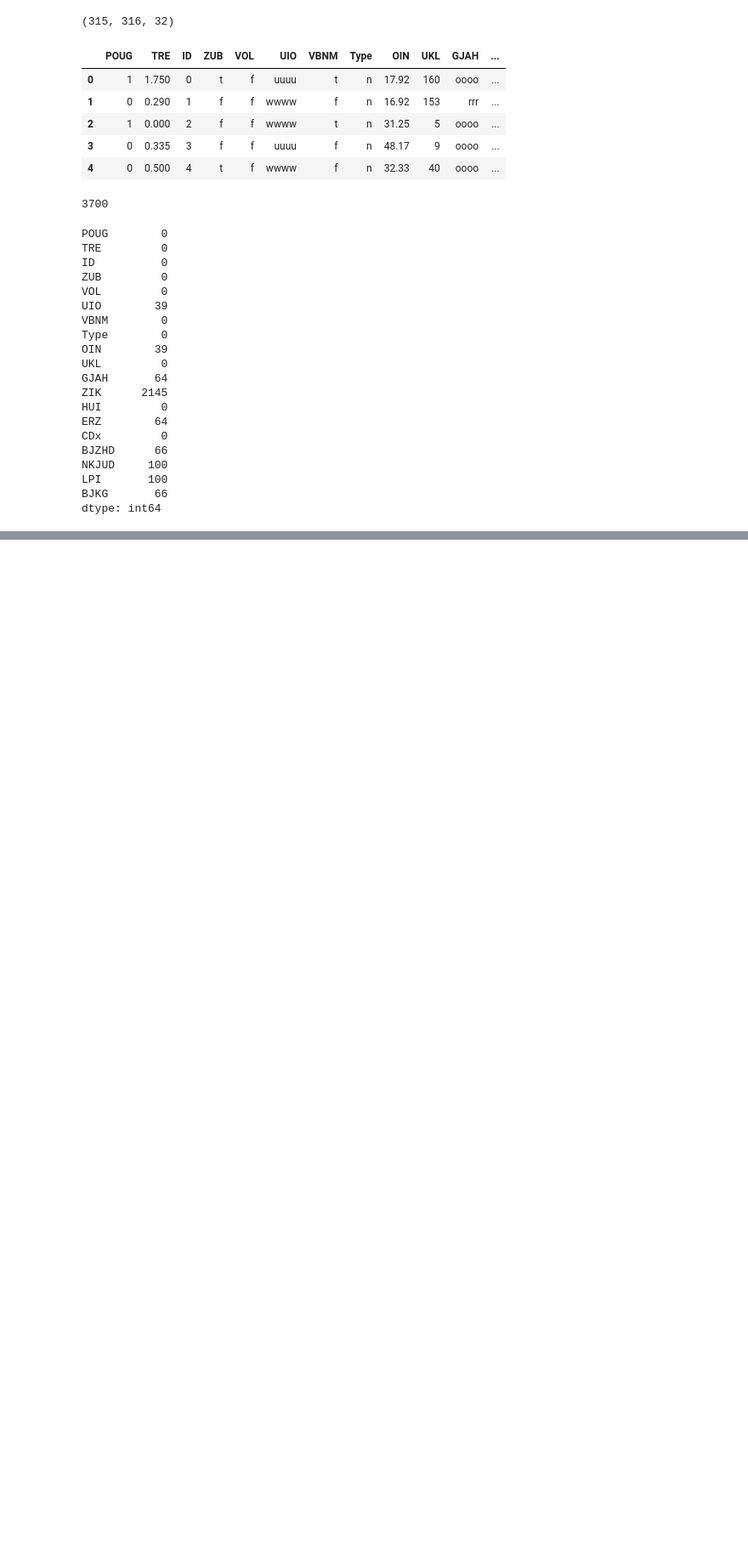
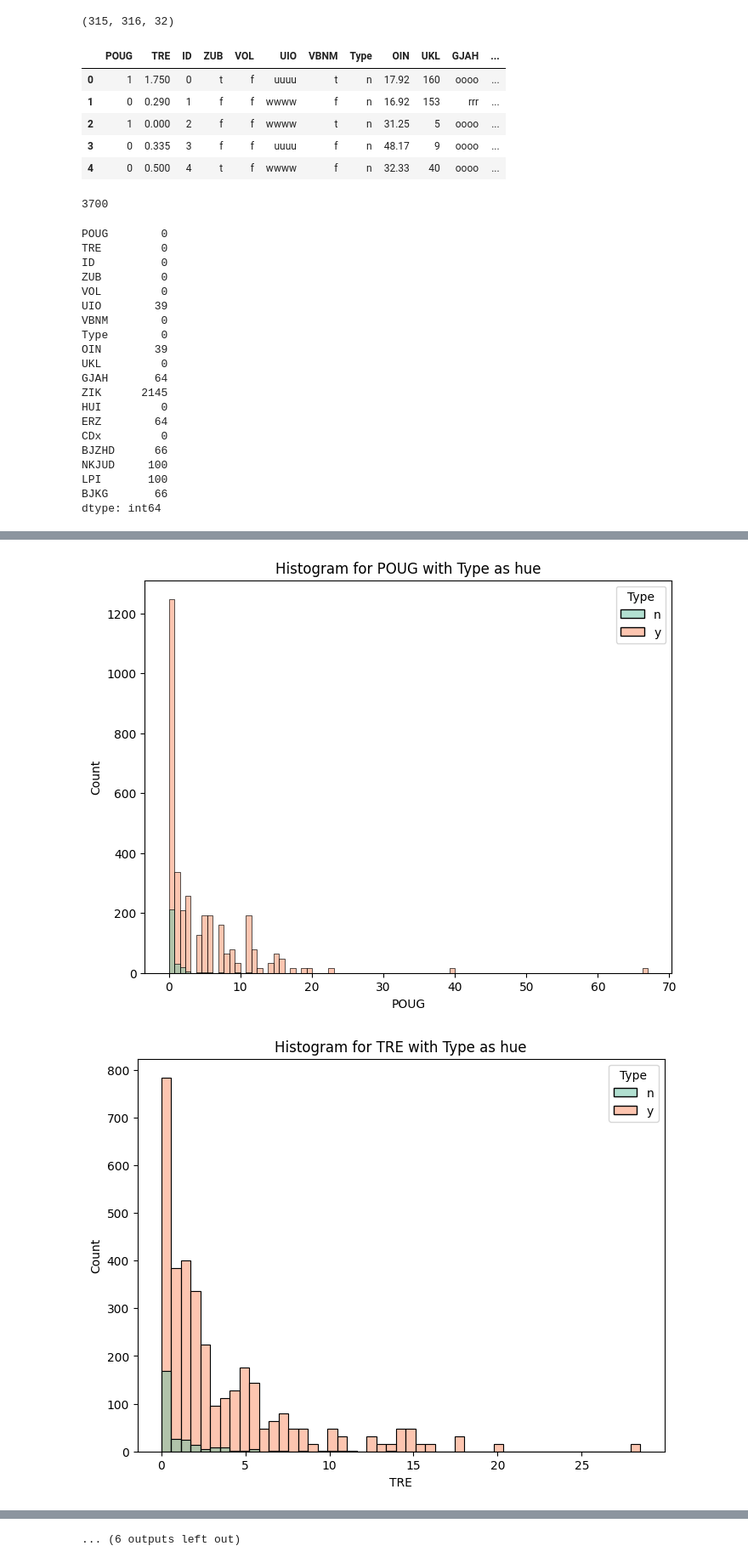
Before and after one commit to MohamedAdelNaguib/Multimodal-Bsed-Meme-Generation, a Jupyter notebook: binary_classifier/src/solution.ipynb, the cells around one changed output, grey strips where cells are left out. Shown at 85% size. Drawn from its saved outputs; the diff is of its cells as text; code cells hidden in the pictures; blank space fills up the shorter version.

Commit message:
check features relations with target valeus

```diff
--- a/binary_classifier/src/solution.ipynb
+++ b/binary_classifier/src/solution.ipynb
@@ -196,0 +223,10 @@ dtype: int64
+# %%
+#  plot relations between the features and the target feature to know which features are important
+for column in df.drop(columns=['Type']).columns:
+    plt.figure(figsize=(8, 6))
+    sns.histplot(data=df, x=column, hue='Type', palette='Set2')
+    plt.title(f'Histogram for {column} with Type as hue')
+    plt.show()
+# %% [output]
+[figure, added]
+[figure, added]
@@ -196,0 +243 @@ dtype: int64
+... (6 outputs left out)
```
Also changed, not shown: parts of 3 cells of this notebook.
